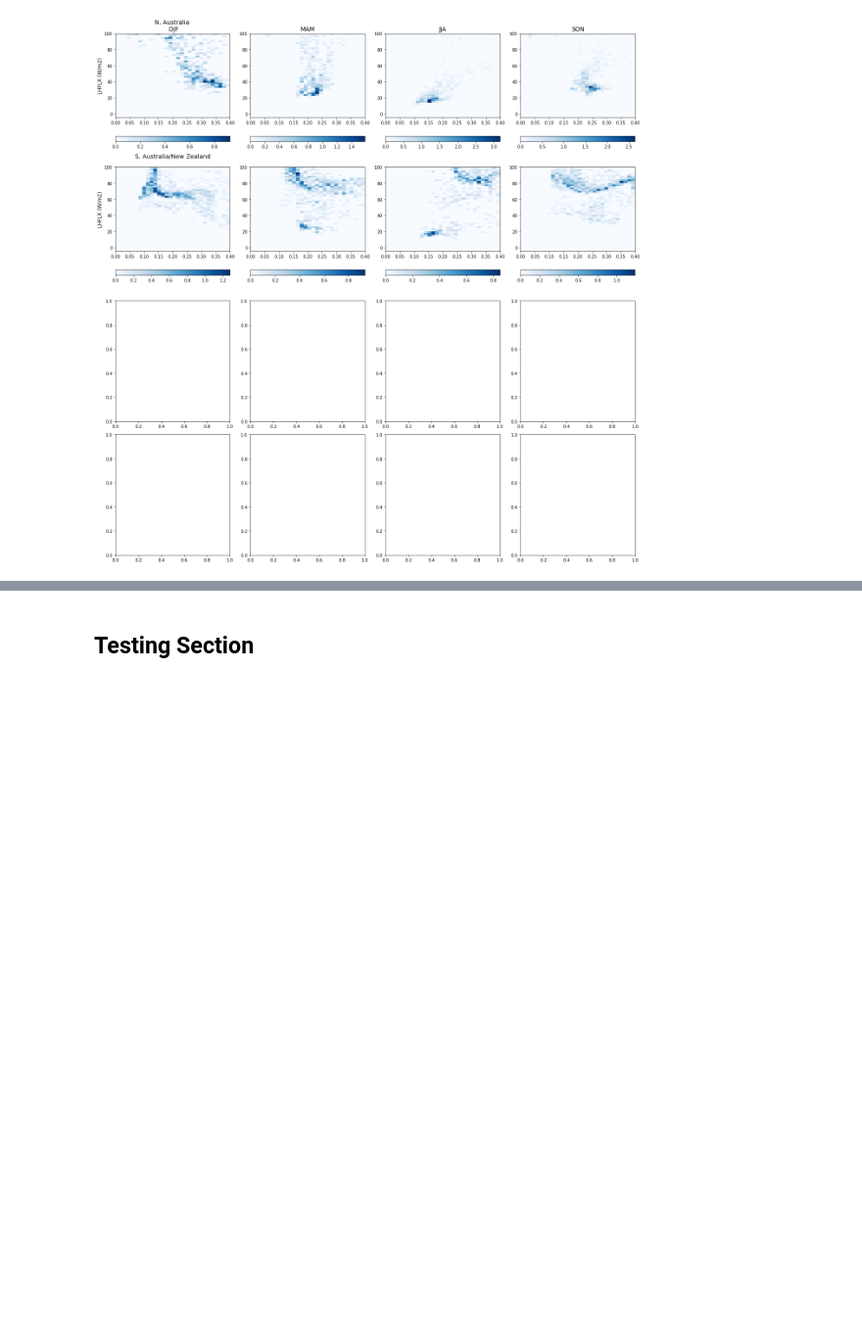
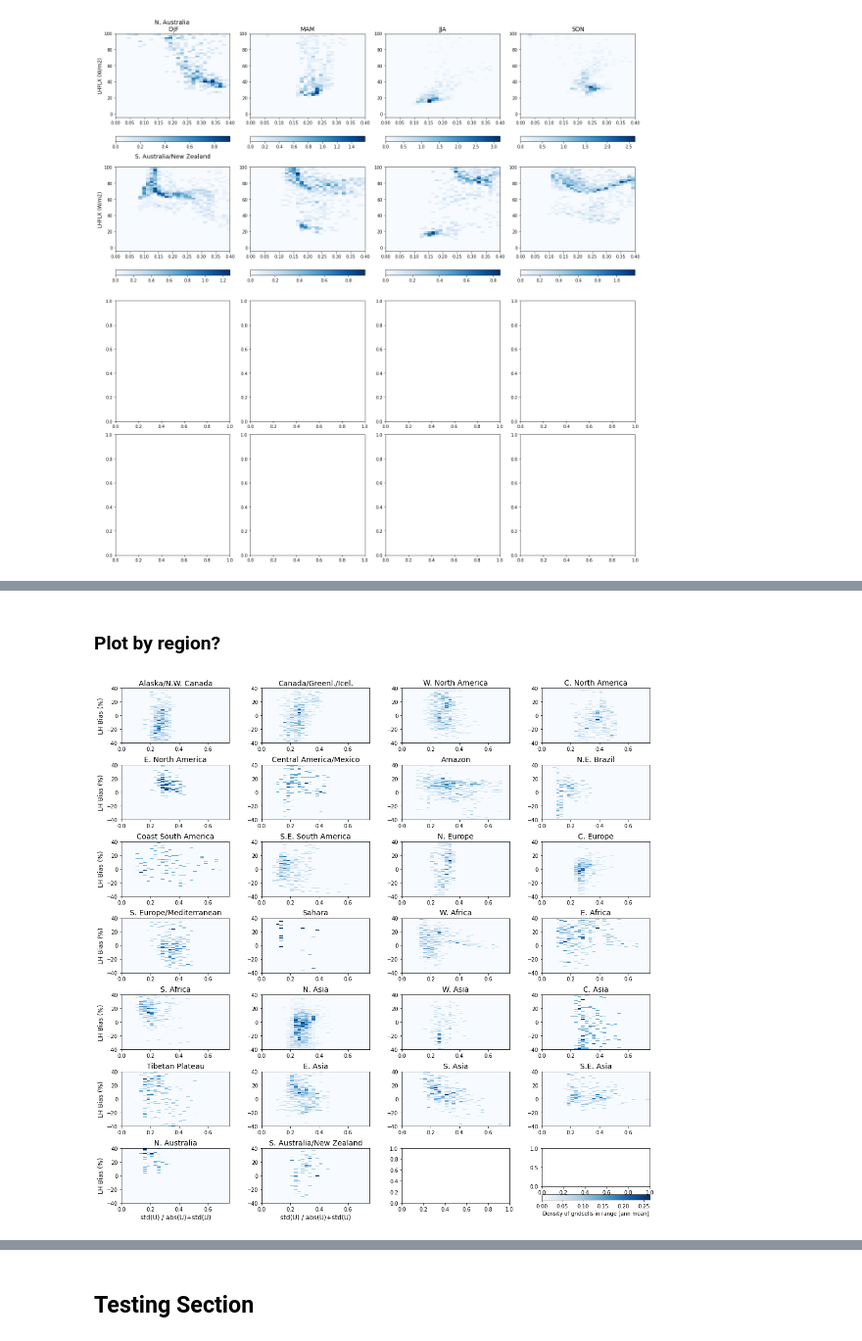
Before and after one commit to megandevlan/CLUBB_statistics, a Jupyter notebook: Regional_CLUBBwithFluxes.ipynb, the cells around one changed output, grey strips where cells are left out. Shown at 98% size. Cells and saved outputs as stored; diff of their text form; code cells hidden in the pictures; blank space fills up the shorter version.

Commit message:
LH bias vs. zonal winds ratio

```diff
--- a/Regional_CLUBBwithFluxes.ipynb
+++ b/Regional_CLUBBwithFluxes.ipynb
@@ -414,0 +431,23 @@ fig.savefig(fileDir+'UP2-LH_2Dhistogram_regionalSet-7.pdf')
+# %%
+# # To be able to easily access years, months, days - use Pandas
+# dates = pd.DatetimeIndex(dates)
+
+# Let's use the same period used to get LHFLX biases (1982-2008)
+midTime = dates - timedelta(days=15)       # Get new dates array that has the right month/year in it
+iKeep   = np.where((midTime.year>=1982) & (midTime.year<=2008))[0]
+
+STDfraction_annMean = np.nanmean(STDfraction_sel[iKeep,:,:],axis=0)
+# %% [markdown]
+### Plot by region?
+# %%
+# Define regions next...
+# Create 3D mask of the regions mapped out above
+#   (better for actually getting averages and masking out other regions)
+RegMask = regionmask.defined_regions.srex.mask_3D(lon, lat)
+# %%
+# Loop over regions...
+nRegions = len(RegMask.region.values)
+
+# Set up bin edges for both vars
+ratio_edges = np.linspace(0,0.75,31)
+bias_edges  = np.linspace(-40, 40, 81)
@@ -414,0 +476,26 @@ fig.savefig(fileDir+'UP2-LH_2Dhistogram_regionalSet-7.pdf')
+# %%
+# Set up figure
+fig, axs = plt.subplots(7,4, figsize=(18, 18))
+#Adjust space between subplots
+fig.subplots_adjust(hspace = 0.4,wspace = 0.3)
+#Put axs handles in array, axs
+axs = axs.ravel()
+
+# Get X,Y=binedges as meshgrid for plotting purposes
+X,Y = np.meshgrid( ratio_edges, bias_edges )
+
+for iReg in range(nRegions):
+    pPlot = axs[iReg].pcolormesh(X,Y, H_biasVratio_ann[iReg,:,:]*100,cmap='Blues')
+    axs[iReg].set_title(RegMask.names.values[iReg],fontsize=14)
+
+    # Set axis labels only for outside plots
+    if iReg>=24:
+        axs[iReg].set_xlabel('std(U) / abs(U)+std(U)', fontsize=12)
+
+    if ((iReg==0) | (iReg==4) | (iReg==8) | (iReg==12) | (iReg==16) | (iReg==20) | (iReg==24)):
+        axs[iReg].set_ylabel('LH Bias (%)',fontsize=12)
+
+    if iReg==24:
+        cbar = plt.colorbar(pPlot, label='Density of gridcells in range [ann mean]',orientation='horizontal')
+# %% [output]
+[figure, added]
```
Also changed, not shown: parts of 9 cells of this notebook.
